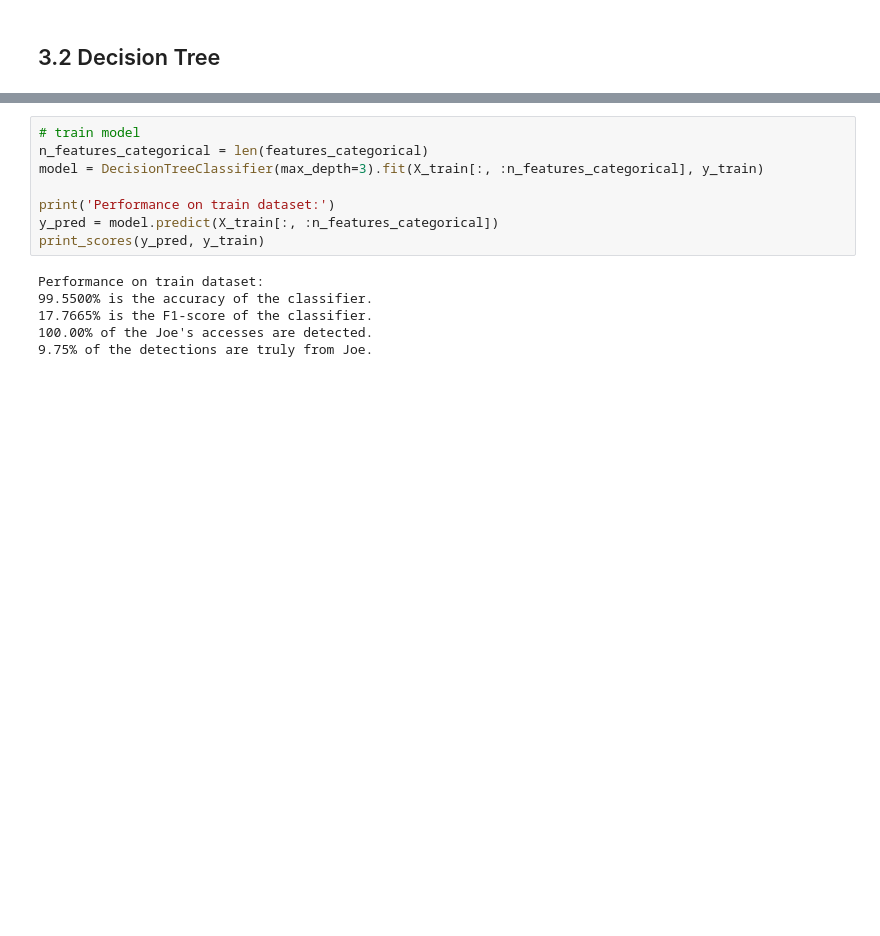
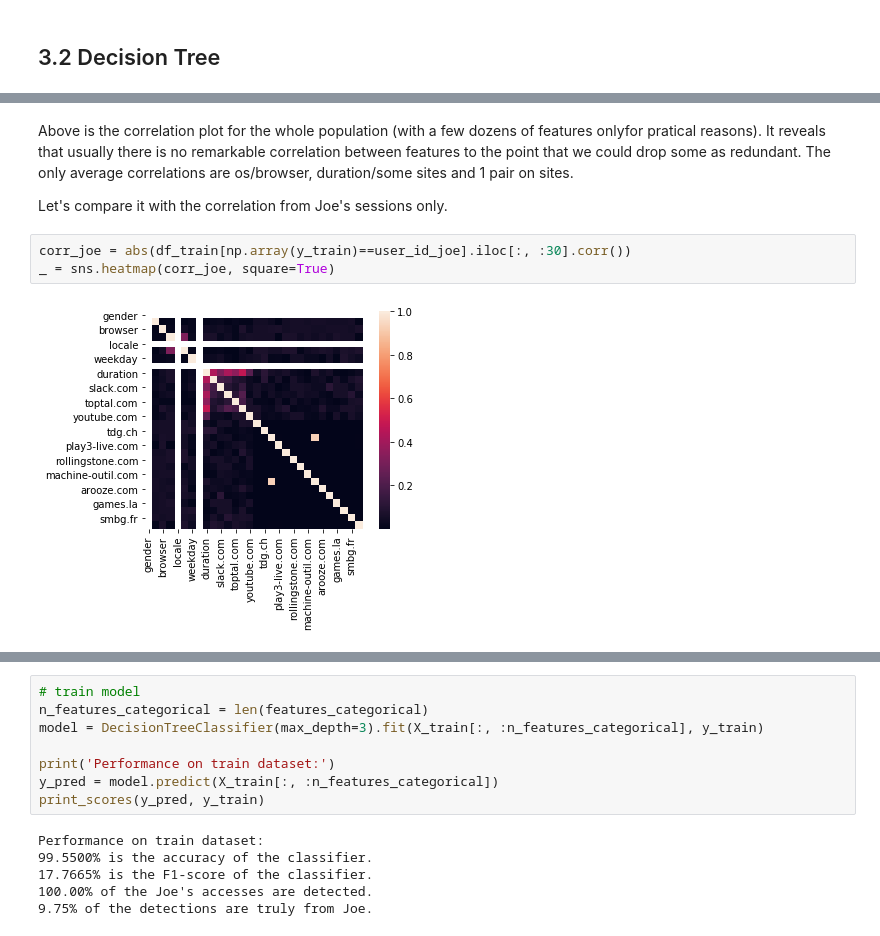
Before and after one commit to diogodutra/catch_joe, a Jupyter notebook: catch_joe_project.ipynb, the cells around one changed output, grey strips where cells are left out. Saved outputs shown, nothing was run; the diff lists cells and outputs as text; blank space fills up the shorter version.

```diff
--- a/catch_joe_project.ipynb
+++ b/catch_joe_project.ipynb
@@ -426,0 +462,9 @@ Let's create a simple Decision Tree, train it on the single-entries categorical
+# %% [markdown]
+Above is the correlation plot for the whole population (with a few dozens of features onlyfor pratical reasons). It reveals that usually there is no remarkable correlation between features to the point that we could drop some as redundant. The only average correlations are os/browser, duration/some sites and 1 pair on sites.
+
+Let's compare it with the correlation from Joe's sessions only.
+# %%
+corr_joe = abs(df_train[np.array(y_train)==user_id_joe].iloc[:, :30].corr())
+_ = sns.heatmap(corr_joe, square=True)
+# %% [output]
+[figure, added]
```
Also changed, not shown: parts of 58 cells of this notebook, 4 other files.
